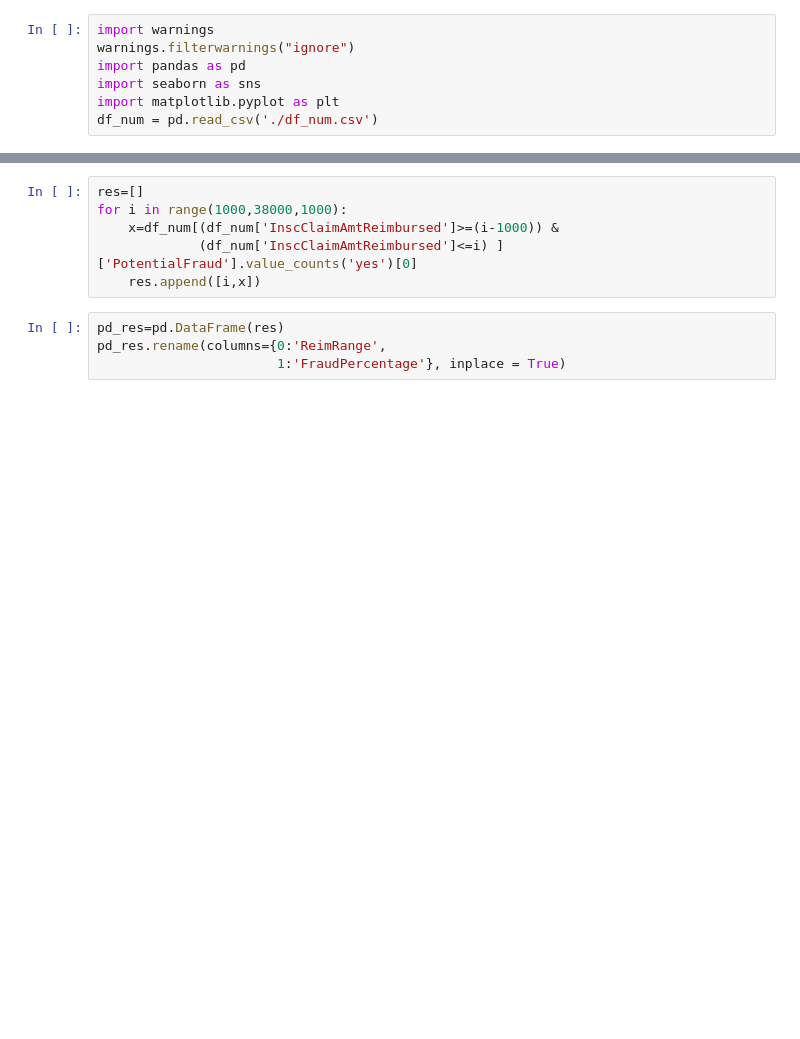
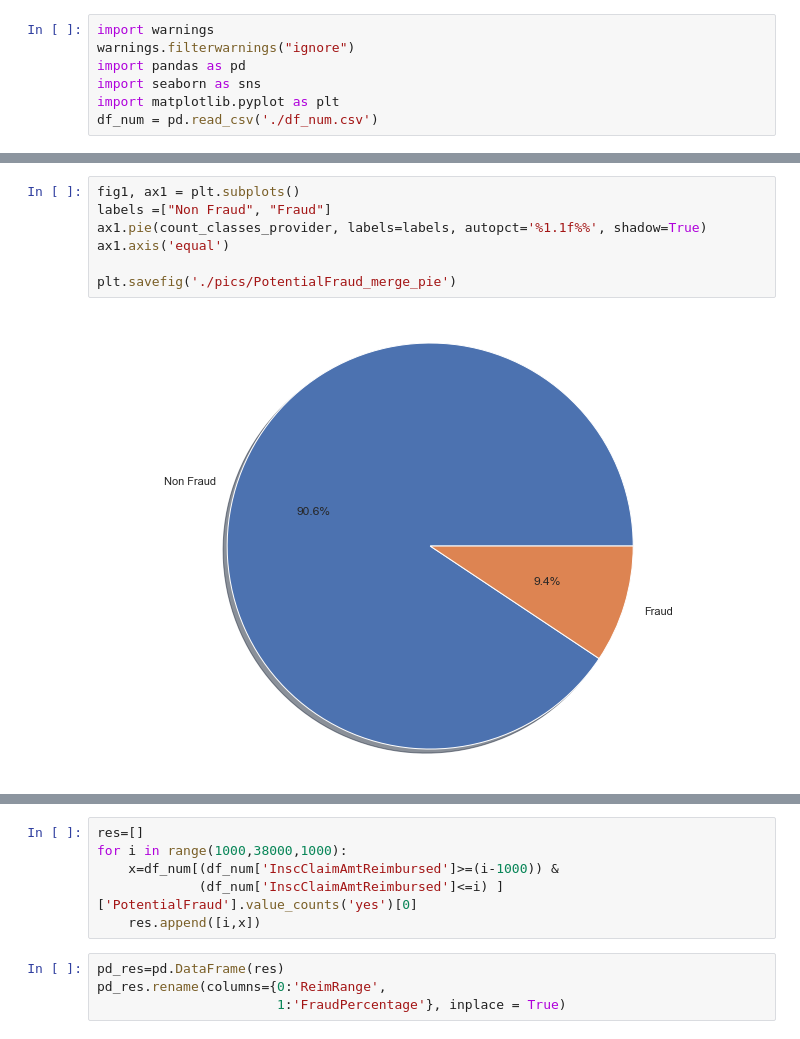
Before and after one commit to wx0373/Medical-fraud, a Jupyter notebook: Fraud_NonFraud/Fraud%NonFraud.ipynb, the cells around one changed output, grey strips where cells are left out. Saved outputs shown, nothing was run; the diff lists cells and outputs as text; blank space fills up the shorter version.

```diff
--- a/Fraud_NonFraud/Fraud%NonFraud.ipynb
+++ b/Fraud_NonFraud/Fraud%NonFraud.ipynb
@@ -28,0 +63,9 @@ Name: PotentialFraud, dtype: float64
+# %%
+fig1, ax1 = plt.subplots()
+labels =["Non Fraud", "Fraud"]
+ax1.pie(count_classes_provider, labels=labels, autopct='%1.1f%%', shadow=True)
+ax1.axis('equal')
+
+plt.savefig('./pics/PotentialFraud_merge_pie')
+# %% [output]
+[figure, added]
```
Also changed, not shown: parts of 9 cells of this notebook.
